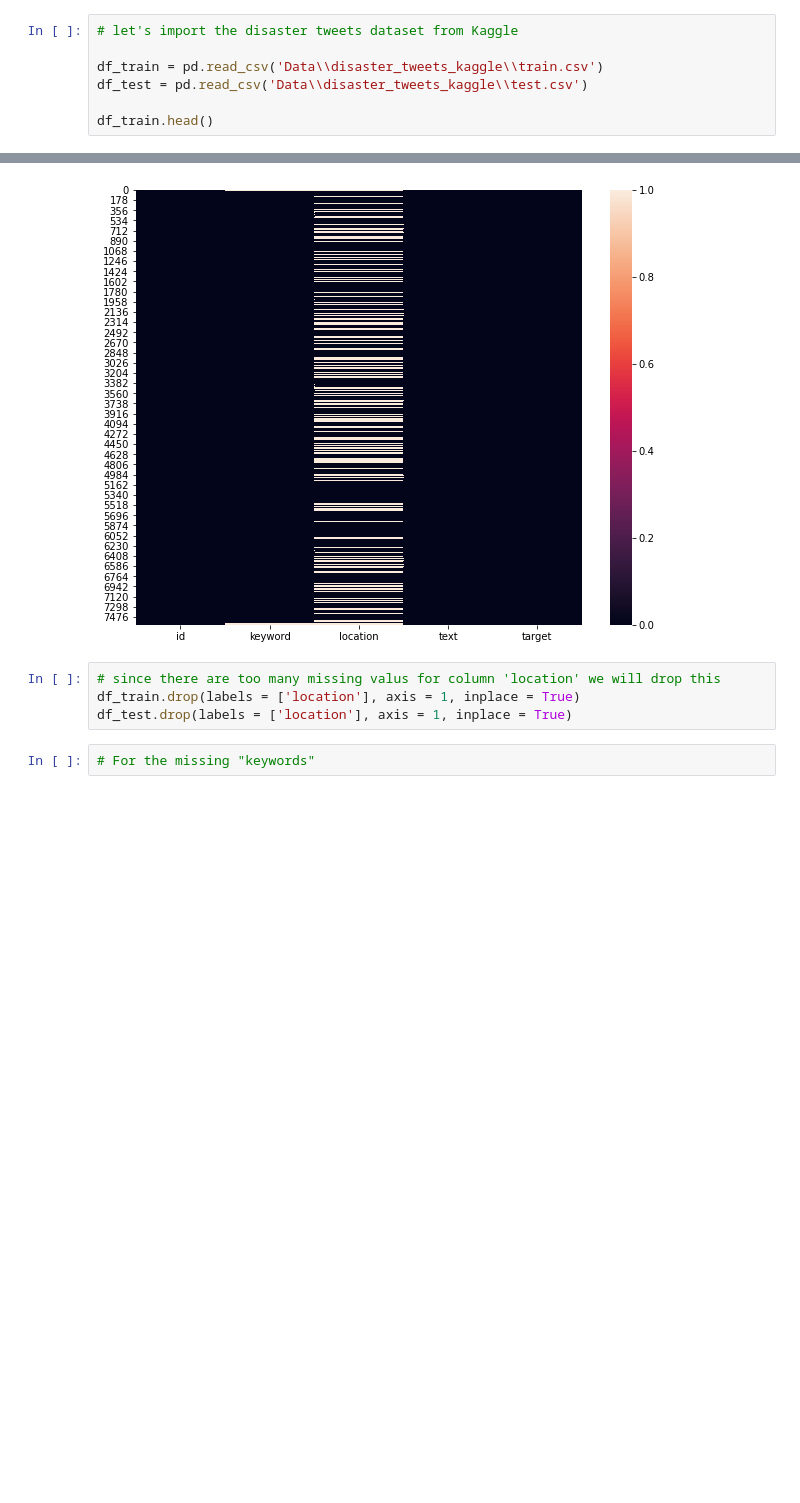
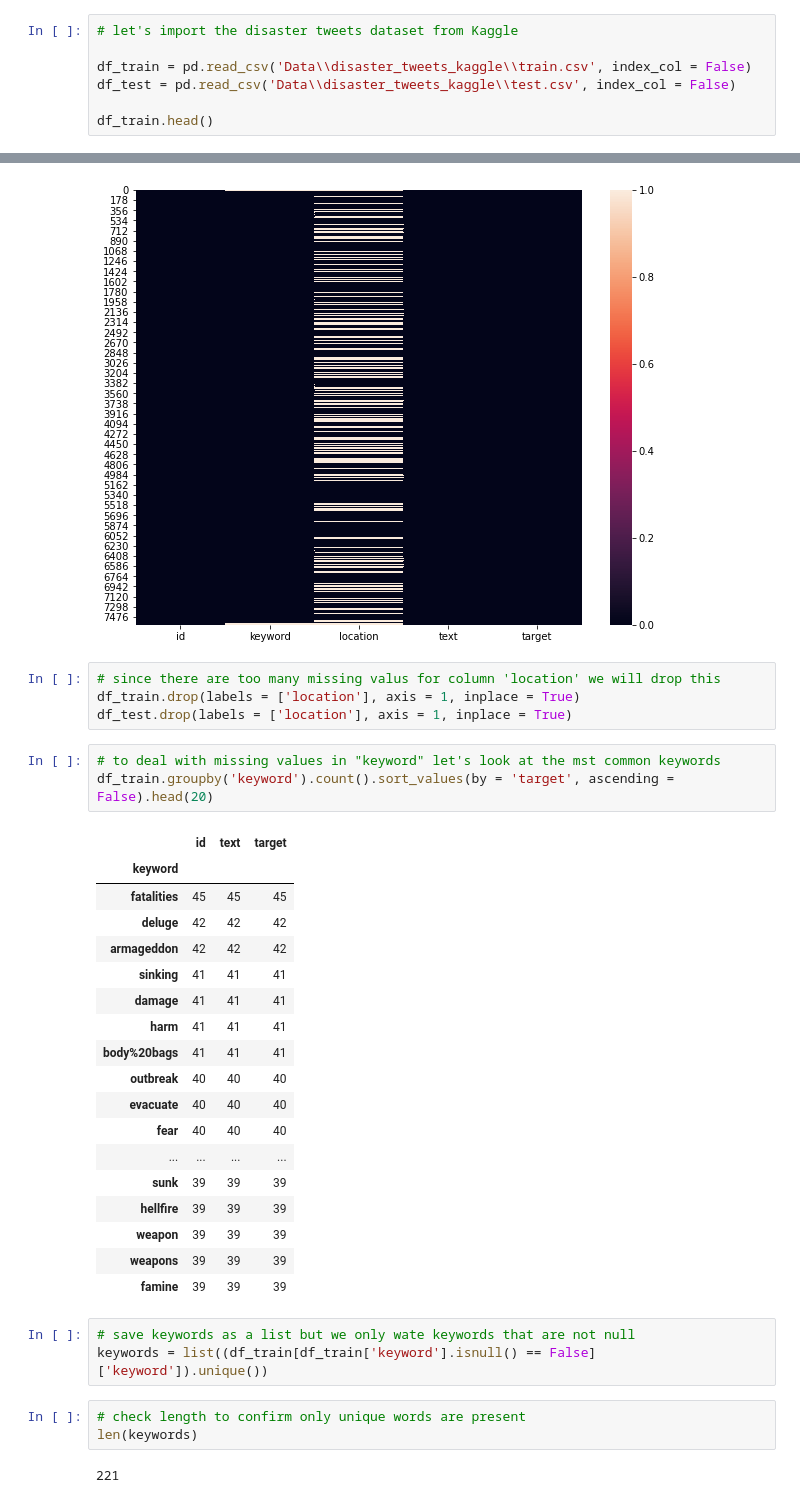
Before and after one commit to Shiska07/Information-Retreval-and-Natural-Language-Processing, a Jupyter notebook: Text-Normalization-strategies-for-effective-information-retrieval.ipynb, the cells around one changed output, grey strips where cells are left out. Saved outputs shown, nothing was run; the diff lists cells and outputs as text; blank space fills up the shorter version.

Commit message:
EDA to replace null keywords

```diff
--- a/Text-Normalization-strategies-for-effective-information-retrieval.ipynb
+++ b/Text-Normalization-strategies-for-effective-information-retrieval.ipynb
@@ -33,8 +35,8 @@ import seaborn as sns
 # %%
 # let's import the disaster tweets dataset from Kaggle
 
-df_train = pd.read_csv('Data\\disaster_tweets_kaggle\\train.csv')
-df_test = pd.read_csv('Data\\disaster_tweets_kaggle\\test.csv')
+df_train = pd.read_csv('Data\\disaster_tweets_kaggle\\train.csv', index_col = False)
+df_test = pd.read_csv('Data\\disaster_tweets_kaggle\\test.csv', index_col = False)
 
 df_train.head()
 # %% [output]
@@ -92,5 +94,33 @@ dtype: int64
 # since there are too many missing valus for column 'location' we will drop this
 df_train.drop(labels = ['location'], axis = 1, inplace = True)
 df_test.drop(labels = ['location'], axis = 1, inplace = True)
-# %%
-# For the missing "keywords"
+# %%
+# to deal with missing values in "keyword" let's look at the mst common keywords
+df_train.groupby('keyword').count().sort_values(by = 'target', ascending = False).head(20)
+# %% [output]
+|  | id | text | target |
+| keyword |  |  |  |
+| fatalities | 45 | 45 | 45 |
+| deluge | 42 | 42 | 42 |
+| armageddon | 42 | 42 | 42 |
+| sinking | 41 | 41 | 41 |
+| damage | 41 | 41 | 41 |
+| harm | 41 | 41 | 41 |
+| body%20bags | 41 | 41 | 41 |
+| outbreak | 40 | 40 | 40 |
+| evacuate | 40 | 40 | 40 |
+| fear | 40 | 40 | 40 |
+| ... | ... | ... | ... |
+| sunk | 39 | 39 | 39 |
+| hellfire | 39 | 39 | 39 |
+| weapon | 39 | 39 | 39 |
+| weapons | 39 | 39 | 39 |
+| famine | 39 | 39 | 39 |
+# %%
+# save keywords as a list but we only wate keywords that are not null
+keywords = list((df_train[df_train['keyword'].isnull() == False]['keyword']).unique())
+# %%
+# check length to confirm only unique words are present
+len(keywords)
+# %% [output]
+221
```
Also changed, not shown: parts of 2 cells of this notebook.
